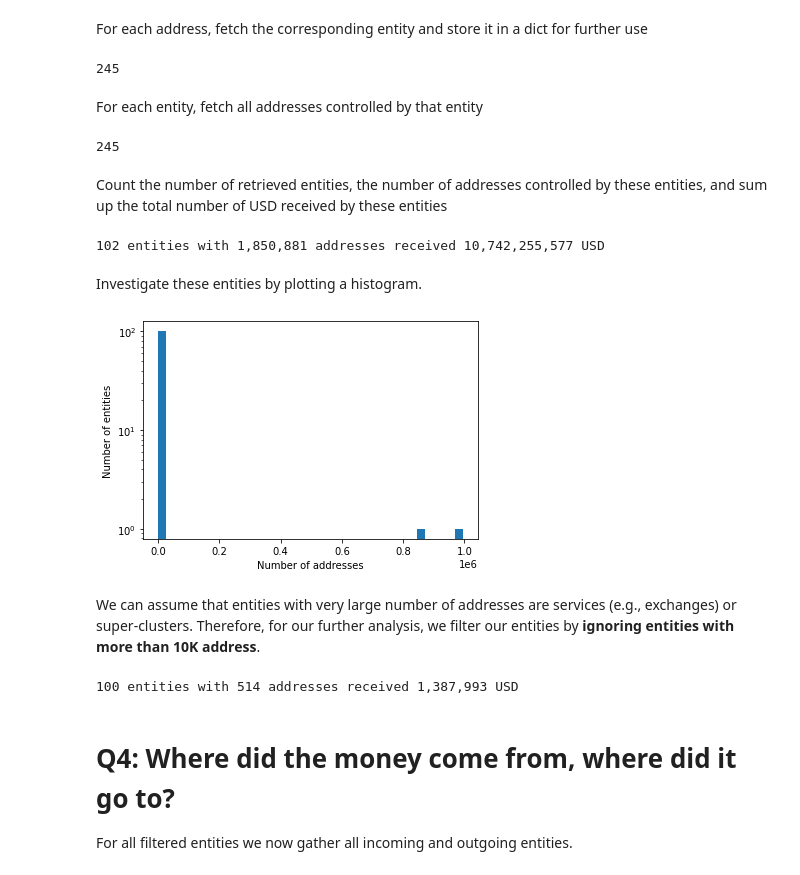
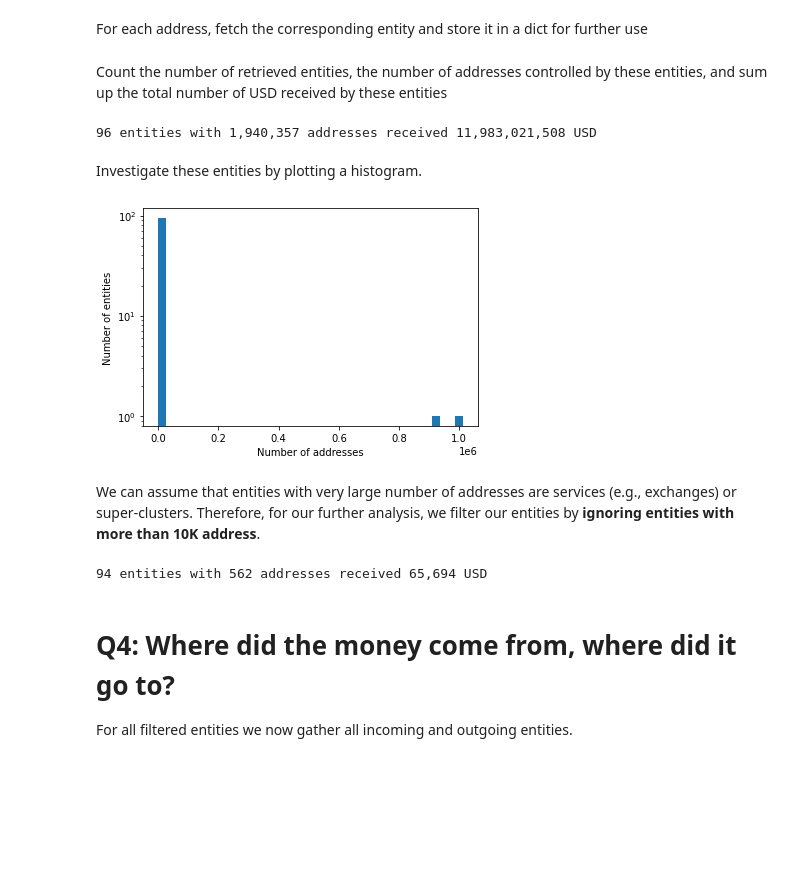
Before and after one commit to graphsense/graphsense-python, a Jupyter notebook: examples/sextortion_study.ipynb, the cells around one changed output. Cells and saved outputs as stored; diff of their text form; code cells hidden in the pictures; blank space fills up the shorter version.

```diff
--- a/examples/sextortion_study.ipynb
+++ b/examples/sextortion_study.ipynb
@@ -29,8 +29,5 @@ import json
 from pprint import pprint
 # %%
 configuration = graphsense.Configuration(
-    #host = "https://api.graphsense.info/",
     host = "https://api.graphsense.info",
-    api_key = {'api_key': 'REPLACE_WITH_API_KEY'})
-
-CURRENCY = 'btc'
+    api_key = {'api_key': 'YOUR_API_KEY'})
@@ -82,11 +79,9 @@ address_details = {}
 # %%
 with graphsense.ApiClient(configuration) as api_client:
-    api_instance = addresses_api.AddressesApi(api_client)
-    try:
-        # Retrieve all addresses in batch
-        addresses = api_instance.list_addresses(CURRENCY, ids=input_addresses)
-        for a in addresses.addresses:
-            address_details[a.address] = a
-    except graphsense.ApiException as e:
-        print("Exception when calling AddressesApi: %s\n" % e)
+    api_instance = bulk_api.BulkApi(api_client)
+    # Retrieve all addresses in bulk
+    addresses = api_instance.bulk_json(CURRENCY,
+                                       operation='get_address',
+                                       num_pages=1,
+                                       body={'address':input_addresses})
 # %%
@@ -104,71 +103,62 @@ address_entity = dict()  # address, entity_id
 entities = dict()  # entity_id, details (for later)
 # %%
 with graphsense.ApiClient(configuration) as api_client:
-    api_instance = addresses_api.AddressesApi(api_client)
-    for i, a in enumerate(input_addresses):
-        print(i + 1, end='\r')
-        e = api_instance.get_address_entity(CURRENCY, a)
-        address_entity[a] = e.entity
-        entities[e.entity] = e
+    api_instance = bulk_api.BulkApi(api_client)
+    # Retrieve all entities in bulk
+    entities_list = api_instance.bulk_json(CURRENCY,
+                                           operation='get_address_entity',
+                                           num_pages=1,
+                                           body={'address':input_addresses})
+
+for e in entities_list:
+    entities[int(e['entity'])] = e
-# %% [output]
-245
-# %% [markdown]
-For each entity, fetch all addresses controlled by that entity
-# %%
-entity_addresses = dict()  # entity_id, list of addresses with details
-
-with graphsense.ApiClient(configuration) as api_client:
-    api_instance = entities_api.EntitiesApi(api_client)
-    for i, e in enumerate(address_entity.values()):
-        print(i + 1, end='\r')
-        if e not in entity_addresses:
-            entity_addresses[e] = api_instance.list_entity_addresses(CURRENCY, e)
-# %% [output]
-245
 # %% [markdown]
 Count the number of retrieved entities, the number of addresses controlled by these entities, and sum up the total number of USD received by these entities
 # %%
 n_addresses = 0
 usd_in = 0
 for v in entities:
-    n_addresses += entities[v].no_addresses
-    usd_in += entities[v].total_received.usd
+    n_addresses += entities[v]['no_addresses']
+    for fv in entities[v]['total_received_fiat_values']:
+        if fv['code'] == 'usd':
+            usd_in += fv['value']
 
 print("{} entities with {:,.0f} addresses received {:,.0f} USD".format(len(entities), n_addresses, usd_in))
 # %% [output]
-102 entities with 1,850,881 addresses received 10,742,255,577 USD
+96 entities with 1,940,357 addresses received 11,983,021,508 USD
 # %% [markdown]
 Investigate these entities by plotting a histogram.
 # %%
 import matplotlib.pyplot as plt
 
 #no_addresses_in_entities = [e for e in entities]
 #no_addresses_in_entities
 
-no_entity_addresses = [entity.no_addresses for entity in entities.values()]
+no_entity_addresses = [entity['no_addresses'] for entity in entities.values()]
 plt.hist(no_entity_addresses, bins = 40)
 plt.ylabel('Number of entities')
 plt.xlabel('Number of addresses')
 plt.yscale('log')
 plt.show()
 # %% [output]
-[figure, old version]
+[figure, new version]
 # %% [markdown]
 We can assume that entities with very large number of addresses are services (e.g., exchanges) or super-clusters. Therefore, for our further analysis, we filter our entities by **ignoring entities with more than 10K address**.
 # %%
-filtered_entities = [entity for entity in entities.values() if entity.no_addresses < 10000]
-len(filtered_entities)
+filtered_entities = [entity for entity in entities.values() if entity['no_addresses'] < 10000]
 
 n_addresses = 0
 usd_in = 0
 for entity in filtered_entities:
-    n_addresses += entity.no_addresses
-    usd_in += entity.total_received.usd
+    n_addresses += entity['no_addresses']
+    for fv in entities[v]['total_received_fiat_values']:
+        if fv['code'] == 'usd':
+            usd_in += fv['value']
 
 print("{} entities with {:,.0f} addresses received {:,.0f} USD"
       .format(len(filtered_entities), n_addresses, usd_in))
 # %% [output]
-100 entities with 514 addresses received 1,387,993 USD
+94 entities with 562 addresses received 65,694 USD
 # %% [markdown]
 # Q4: Where did the money come from, where did it go to?
 
```
Also changed, not shown: parts of 18 cells of this notebook, 1 other file.
